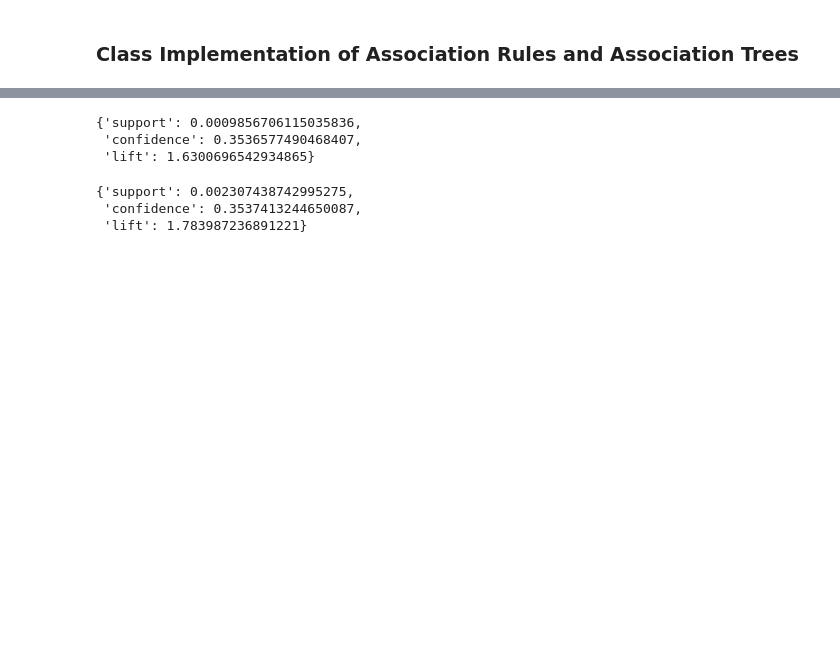
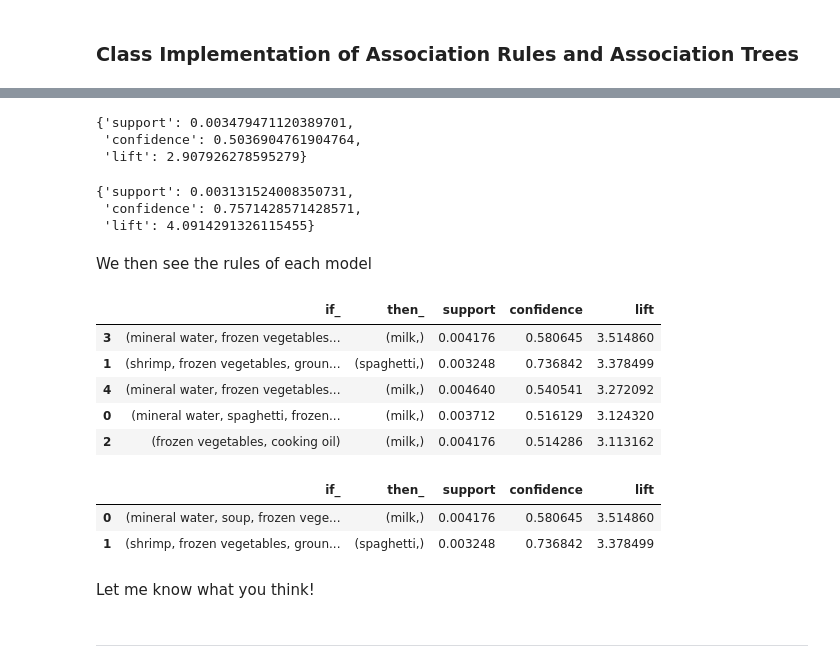
Before and after one commit to indekkusu-era/market-basket-association-rules, a Jupyter notebook: basket_playground.ipynb, the cells around one changed output, grey strips where cells are left out. Drawn from its saved outputs; the diff is of its cells as text; code cells hidden in the pictures; blank space fills up the shorter version.

```diff
--- a/basket_playground.ipynb
+++ b/basket_playground.ipynb
@@ -419,6 +482,6 @@ basket_encoded.columns.__len__()
 # %%
-assotree = AssociationTree(0.001, 0.5, 1, 4)
+assotree = AssociationTree(0.003, 0.5, 3, 4)
 assotree.fit(train)
 # %%
-asso = AssociaitionRulesModel(0.001, 0.5, 1, 5)
+asso = AssociaitionRulesModel(0.003, 0.5, 3, 5)
 asso.fit(train)
@@ -437,14 +504,35 @@ def get_average_parameters(list_rules):
         'lift': avg_lift
     }
 # %%
-get_average_parameters(normal_model)
+get_average_parameters(normal_model_accuracy)
 # %% [output]
-{'support': 0.0009856706115035836,
- 'confidence': 0.3536577490468407,
- 'lift': 1.6300696542934865}
+{'support': 0.003479471120389701,
+ 'confidence': 0.5036904761904764,
+ 'lift': 2.907926278595279}
 # %%
-get_average_parameters(tree_model)
+get_average_parameters(tree_model_accuracy)
 # %% [output]
-{'support': 0.002307438742995275,
- 'confidence': 0.3537413244650087,
- 'lift': 1.783987236891221}
+{'support': 0.003131524008350731,
+ 'confidence': 0.7571428571428571,
+ 'lift': 4.0914291326115455}
+# %% [markdown]
+We then see the rules of each model
+# %%
+pd.DataFrame(asso.association_rules_).sort_values(by='lift', ascending=False)
+# %% [output]
+|  | if_ | then_ | support | confidence | lift |
+| 3 | (mineral water, frozen vegetables... | (milk,) | 0.004176 | 0.580645 | 3.514860 |
+| 1 | (shrimp, frozen vegetables, groun... | (spaghetti,) | 0.003248 | 0.736842 | 3.378499 |
+| 4 | (mineral water, frozen vegetables... | (milk,) | 0.004640 | 0.540541 | 3.272092 |
+| 0 | (mineral water, spaghetti, frozen... | (milk,) | 0.003712 | 0.516129 | 3.124320 |
+| 2 | (frozen vegetables, cooking oil) | (milk,) | 0.004176 | 0.514286 | 3.113162 |
+# %%
+pd.DataFrame(assotree.association_rules_).sort_values(by='lift', ascending=False)
+# %% [output]
+|  | if_ | then_ | support | confidence | lift |
+| 0 | (mineral water, soup, frozen vege... | (milk,) | 0.004176 | 0.580645 | 3.514860 |
+| 1 | (shrimp, frozen vegetables, groun... | (spaghetti,) | 0.003248 | 0.736842 | 3.378499 |
+# %% [markdown]
+Let me know what you think!
+# %% [markdown]
+---
```
Also changed, not shown: parts of 36 cells of this notebook.
